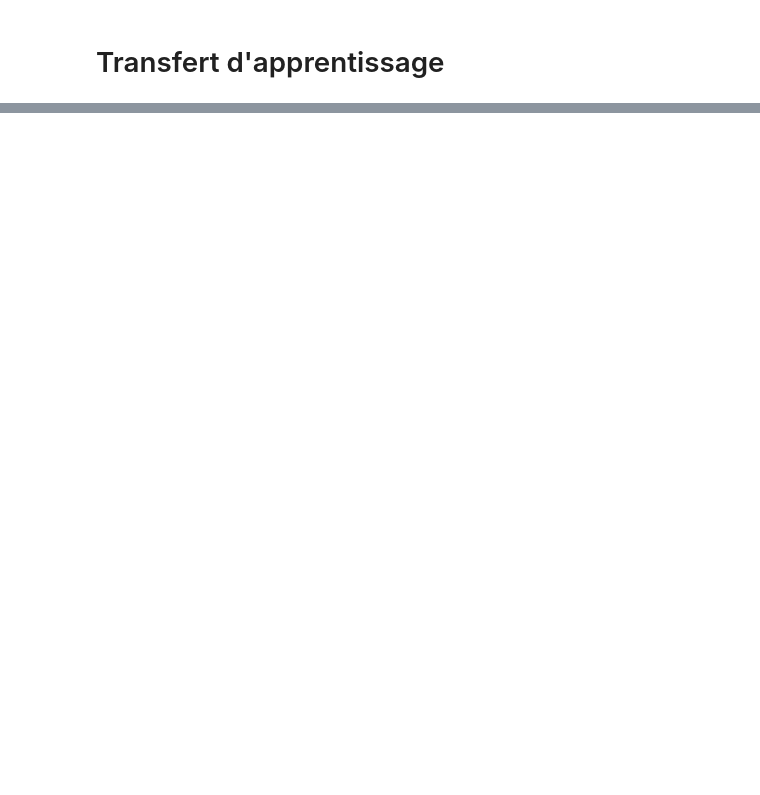
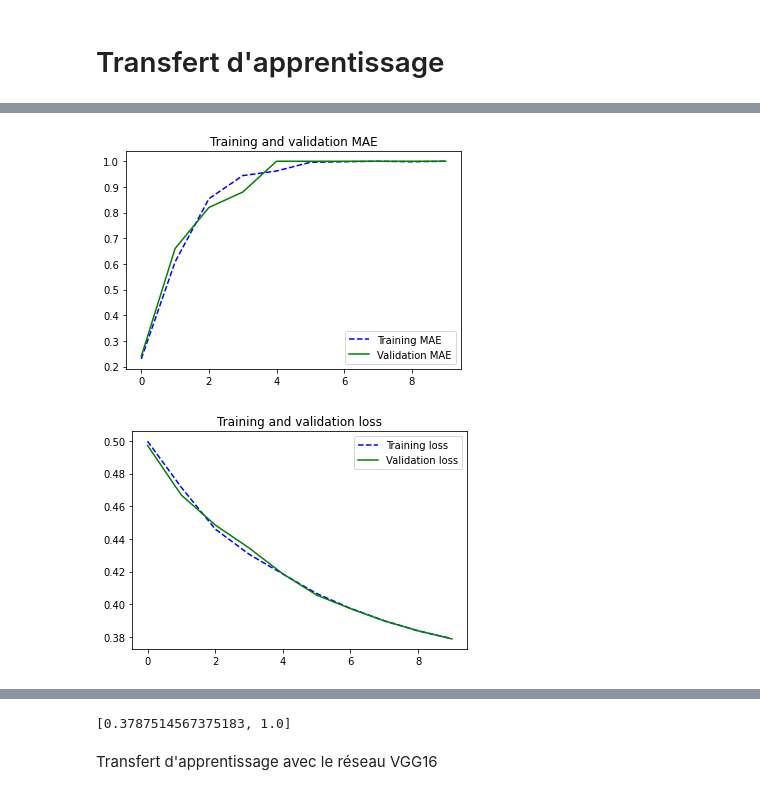
Before and after one commit to Bornord/DeepLearning, a Jupyter notebook: Driver/Projet_LeVrai2.0.ipynb, the cells around one changed output, grey strips where cells are left out. Drawn from its saved outputs; the diff is of its cells as text; code cells hidden in the pictures; blank space fills up the shorter version.

```diff
--- a/Driver/Projet_LeVrai2.0.ipynb
+++ b/Driver/Projet_LeVrai2.0.ipynb
@@ -187,0 +505,33 @@ plot_training_analysis(history)
+# %%
+model = Sequential()
+# A COMPLETER"
+
+model.add(Input(X_TRAIN[0].shape))
+model.add(Conv2D(32, (3, 3), padding = 'same', activation = 'relu', strides = 1, input_shape = (64, 64, 3)))
+model.add(MaxPooling2D(pool_size=(2, 2), input_shape = (64, 64, 3), padding = 'same'))
+
+model.add(Conv2D(64, (3, 3), padding = 'same', activation = 'relu', strides = 1, input_shape = (64, 64, 3)))
+model.add(MaxPooling2D(pool_size=(2, 2), input_shape = (64, 64, 3), padding = 'same'))
+model.add(Conv2D(96, (3, 3), padding = 'same', activation = 'relu', strides = 1, input_shape = (64, 64, 3)))
+model.add(MaxPooling2D(pool_size=(2, 2), input_shape = (64, 64, 3), padding = 'same'))
+model.add(Conv2D(128, (3, 3), padding = 'same', activation = 'relu', strides = 1, input_shape = (64, 64, 3)))
+model.add(MaxPooling2D(pool_size=(2, 2), input_shape = (64, 64, 3), padding = 'same'))
+
+model.add(Flatten())
+model.add(Dense(512, activation = 'relu', input_dim = 2))
+model.add(Dense(256, activation = 'relu', input_dim = 2))
+model.add(Dense(128, activation = 'sigmoid', input_dim = 2))
+model.add(Dense(64, activation = 'sigmoid', input_dim = 2))
+model.add(Dense(len(CLASSES),activation="sigmoid"))   # Couche de sortie
+model.add(Softmax())
+
+model.summary()
+
+model.compile(loss='binary_crossentropy',
+              optimizer=optimizers.Adam(learning_rate=3e-4),
+              metrics=['accuracy'])
+
+history = model.fit(np.array(X_TRAIN), np.array(Y_TRAIN),
+                    validation_data=(np.array(X_VAL), np.array(Y_VAL)),
+                    epochs=10,
+                    )
@@ -187,0 +556,8 @@ plot_training_analysis(history)
+# %%
+plot_training_analysis(history)
+X_TEST,Y_TEST = [X_TRAIN[i] for i in range((int) (len(X_TRAIN)/10))],[Y_TRAIN[i] for i in range((int) (len(Y_TRAIN)/10))]
+
+model.evaluate(np.array(X_TEST),  np.array(Y_TEST), verbose=2)
+# %% [output]
+[figure, added]
+[figure, added]
@@ -188 +565,4 @@ plot_training_analysis(history)
+[0.3787514567375183, 1.0]
+# %% [markdown]
+Transfert d'apprentissage avec le réseau VGG16
 # %%
```
Also changed, not shown: parts of 40 cells of this notebook, 1 other file.
